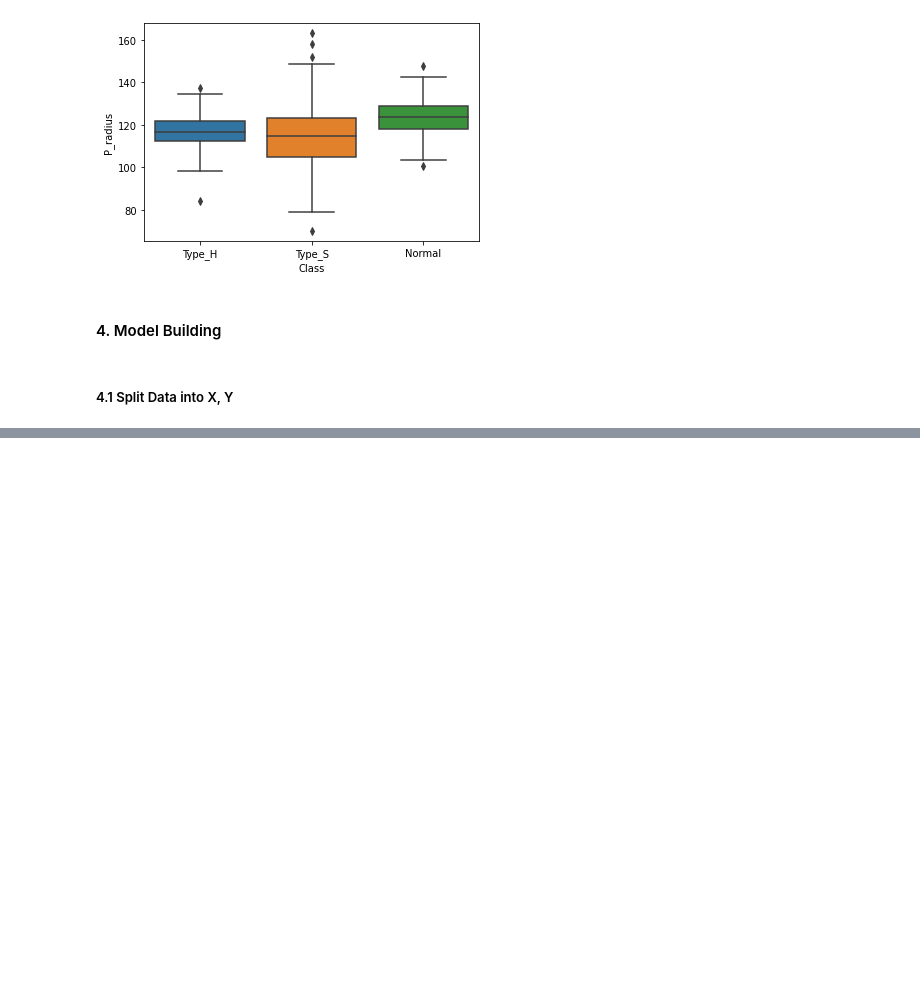
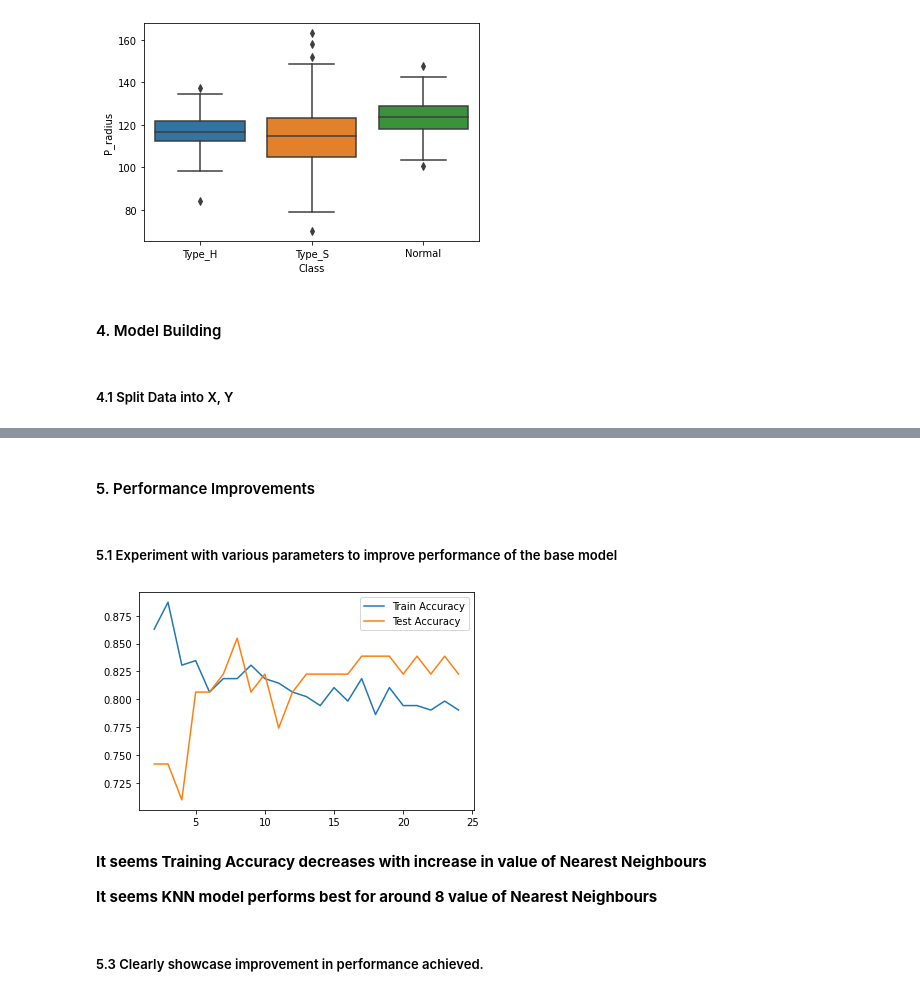
Before and after one commit to MohitBansal9013/AIML-Supervised-Learning, a Jupyter notebook: Supervised Learning Project.ipynb, the cells around one changed output, grey strips where cells are left out. Saved outputs shown, nothing was run; the diff lists cells and outputs as text; code cells hidden in the pictures; blank space fills up the shorter version.

```diff
--- a/Supervised Learning Project.ipynb
+++ b/Supervised Learning Project.ipynb
@@ -312,0 +387,2 @@ from sklearn.model_selection import train_test_split
+# %%
+ X_train, X_test, y_train, y_test = train_test_split(X, y, random_state=10, test_size=0.2)
@@ -312,0 +442,28 @@ from sklearn.model_selection import train_test_split
+# %% [markdown]
+#### 5. Performance Improvements
+# %% [markdown]
+##### 5.1 Experiment with various parameters to improve performance of the base model
+# %%
+# Lets check model performance for various values of K Neearest Neighbours
+
+train_accuracies = []
+test_accuracies = []
+
+for i in range(2, 25):
+    KNN = KNeighborsClassifier(n_neighbors=i)
+    KNN.fit(X_train, y_train)
+    train_accuracies.append(KNN.score(X_train, y_train))
+    test_accuracies.append(KNN.score(X_test, y_test))
+# %%
+plt.plot(range(2, 25), train_accuracies, label='Train Accuracy')
+plt.plot(range(2, 25), test_accuracies,  label='Test Accuracy')
+plt.legend()
+plt.show()
+# %% [output]
+[figure, added]
+# %% [markdown]
+<b>It seems Training Accuracy decreases with increase in value of Nearest Neighbours</b>
+
+<b>It seems KNN model performs best for around 8 value of Nearest Neighbours</b>
+# %% [markdown]
+##### 5.3 Clearly showcase improvement in performance achieved.
```
Also changed, not shown: parts of 26 cells of this notebook.
